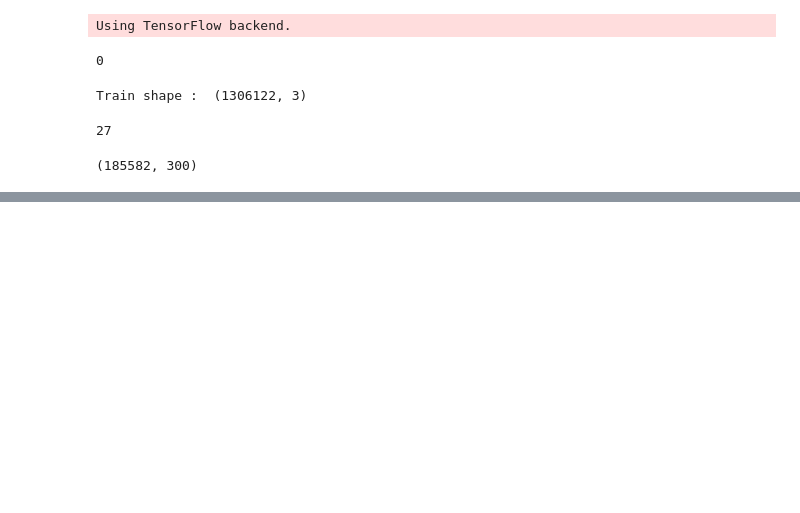
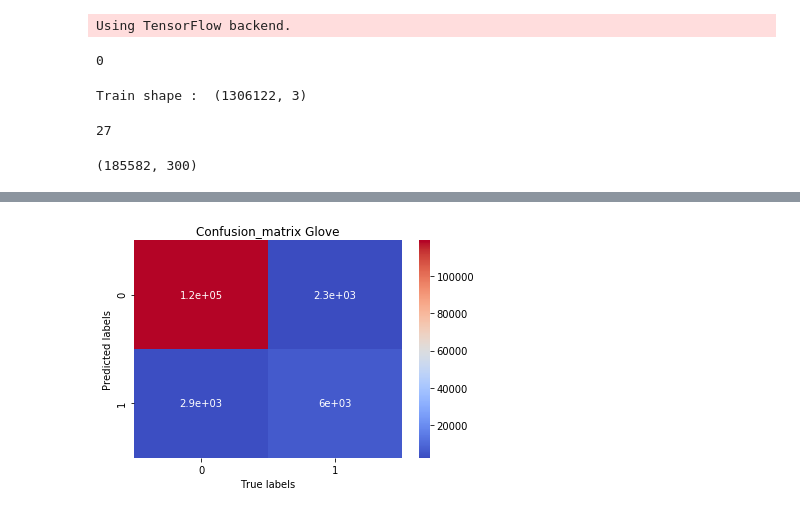
Before and after one commit to madhuhegde/CS221_Project, a Jupyter notebook: quora_LSTM_capsule.ipynb, the cells around one changed output, grey strips where cells are left out. Saved outputs shown, nothing was run; the diff lists cells and outputs as text; code cells hidden in the pictures; blank space fills up the shorter version.

```diff
--- a/quora_LSTM_capsule.ipynb
+++ b/quora_LSTM_capsule.ipynb
@@ -250,6 +251,21 @@ def f1_smart(y_true, y_pred):
     fs = (tp - np.cumsum(y_true[args[:-1]])) / np.arange(y_true.shape[0] + tp - 1, tp, -1)
     res_idx = np.argmax(fs)
     return 2 * fs[res_idx], (y_pred[args[res_idx]] + y_pred[args[res_idx + 1]]) / 2
+
+def f1_opt_thresh(y_true, y_pred):
+
+    f1_max = 0
+    opt_thresh = 0
+
+    for thresh in np.arange(0.2, 0.601, 0.01):
+        thresh = np.round(thresh, 2)
+
+        f1_score = metrics.f1_score(y_true, (y_pred>thresh).astype(int))
+        if(f1_score > f1_max):
+            f1_max = f1_score
+            opt_thresh = thresh
+
+    return(f1_max, opt_thresh)
 # %%
 
 
@@ -309,7 +325,8 @@ for i, (train_index, valid_index) in enumerate(kfold.split(X, Y)):
     y_test += np.squeeze(model.predict([X_test], batch_size=1024, verbose=2))/5
 
     #select the threshold that maximizes y_pred
-    f1, threshold = f1_smart(np.squeeze(Y_val), np.squeeze(y_pred))
+    #f1, threshold = f1_smart(np.squeeze(Y_val), np.squeeze(y_pred))
+    f1, threshold = f1_opt_thresh(np.squeeze(Y_val), np.squeeze(y_pred))
     print('Optimal F1: {:.4f} at threshold: {:.4f}'.format(f1, threshold))
     kfold_threshold.append(threshold)
 # %% [output]
@@ -342,0 +372,18 @@ print(f1_score)
+# %%
+from sklearn.metrics import classification_report, confusion_matrix
+import scikitplot as skplt
+import seaborn as sns
+def get_confusion_matrix(test_y, pred,title):
+    cm=confusion_matrix(pred,test_y)
+
+    fig = plt.figure()
+    sns.heatmap(cm, cmap='coolwarm', annot=True)
+    plt.title(title)
+    plt.xlabel('True labels')
+    plt.ylabel('Predicted labels')
+    plt.show()
+    #fig.savefig('glove_confusion_matrix')
+
+get_confusion_matrix(Y_test,pred_test_y,'Confusion_matrix Glove')
+# %% [output]
+[figure, added]
```
Also changed, not shown: parts of 5 cells of this notebook.
